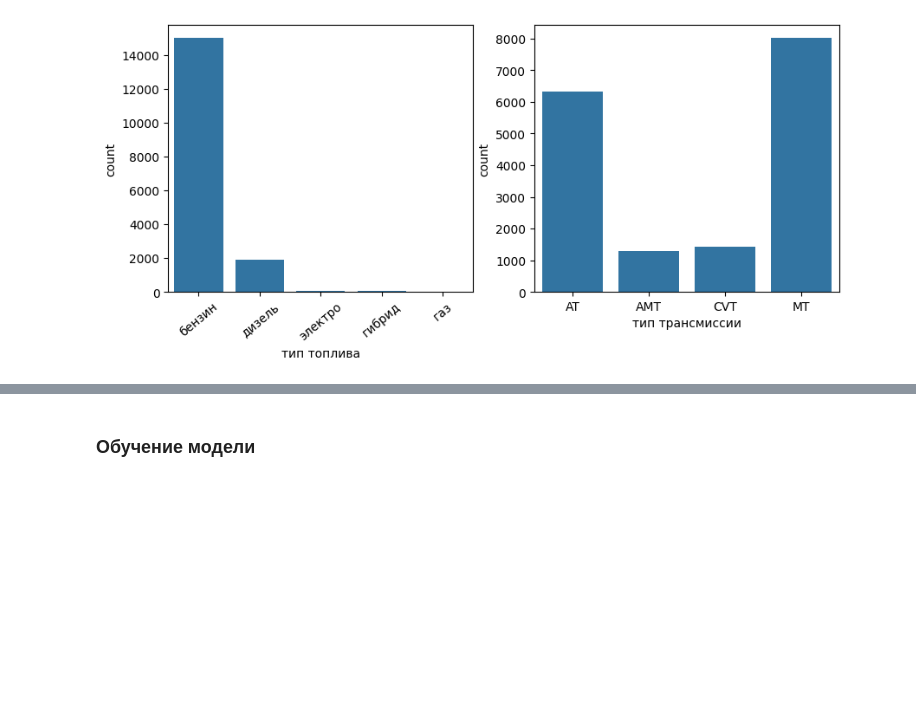
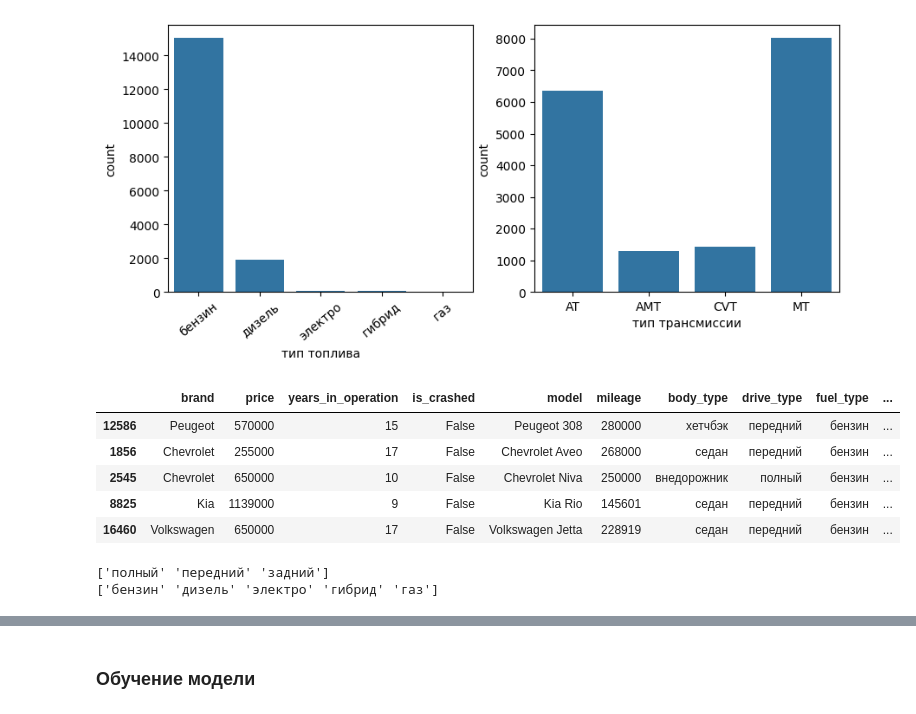
Before and after one commit to DmitryKolbanov/data-science-projects, a Jupyter notebook: car_price/notebooks/car_price_prediction.ipynb, the cells around one changed output, grey strips where cells are left out. Drawn from its saved outputs; the diff is of its cells as text; code cells hidden in the pictures; blank space fills up the shorter version.

```diff
--- a/car_price/notebooks/car_price_prediction.ipynb
+++ b/car_price/notebooks/car_price_prediction.ipynb
@@ -230,3 +228,33 @@ while i < 4:
 # %% [output]
 [figure]
 [figure]
+# %%
+# перед кодированием признаков переименуем колонки и значения тех признаков,
+# которые будут закодированы с помощью one hot (количество уникальных значений <= 5)
+
+# переименовываем столбцы
+data.rename(columns={
+    'марка': 'brand',
+    'цена': 'price',
+    'лет в эксплуатации': 'years_in_operation',
+    'битый': 'is_crashed',
+    'модель': 'model',
+    'пробег': 'mileage',
+    'тип кузова': 'body_type',
+    'привод': 'drive_type',
+    'тип топлива': 'fuel_type',
+    'объём двигателя': 'engine_volume',
+    'тип трансмиссии': 'transmission_type',
+    'мощность': 'power'
+}, inplace=True)
+# %%
+# посмотрим на данные
+# новые объекты будут поступать в таком формате
+data.sample(n=5)
+# %% [output]
+|  | brand | price | years_in_operation | is_crashed | model | mileage | body_type | drive_type | fuel_type | ... |
+| 12586 | Peugeot | 570000 | 15 | False | Peugeot 308 | 280000 | хетчбэк | передний | бензин | ... |
+| 1856 | Chevrolet | 255000 | 17 | False | Chevrolet Aveo | 268000 | седан | передний | бензин | ... |
+| 2545 | Chevrolet | 650000 | 10 | False | Chevrolet Niva | 250000 | внедорожник | полный | бензин | ... |
+| 8825 | Kia | 1139000 | 9 | False | Kia Rio | 145601 | седан | передний | бензин | ... |
+| 16460 | Volkswagen | 650000 | 17 | False | Volkswagen Jetta | 228919 | седан | передний | бензин | ... |
@@ -232,0 +264,8 @@ while i < 4:
+# %%
+# переименуем значения столбцов Привод (drive_type) и Тип топлива (fuel_type)
+# значения столбца Тип трансмиссии (transmission_type) уже на английском, их переименовывать не нужно
+print(data['drive_type'].unique())
+print(data['fuel_type'].unique())
+# %% [output]
+['полный' 'передний' 'задний']
+['бензин' 'дизель' 'электро' 'гибрид' 'газ']
```
Also changed, not shown: parts of 25 cells of this notebook, 12 other files.
